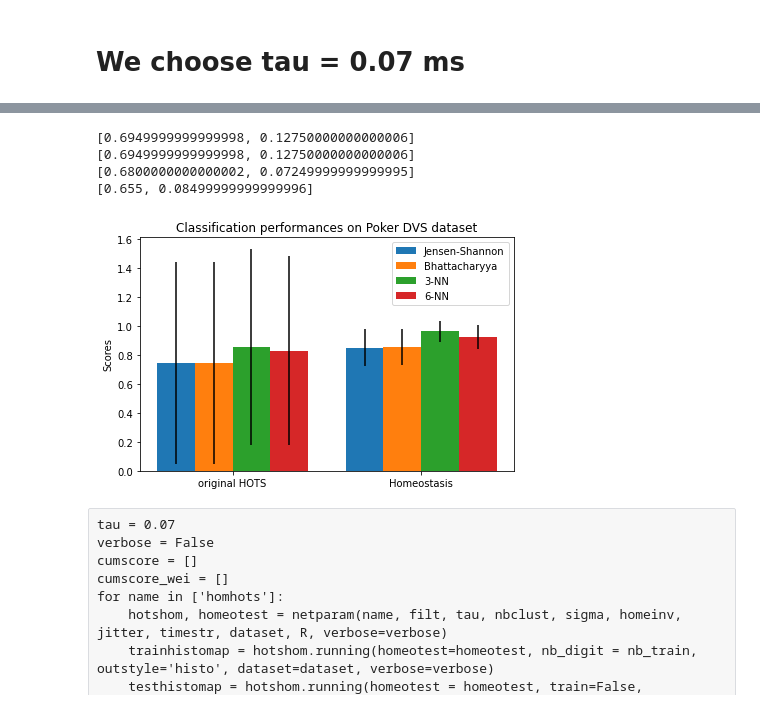
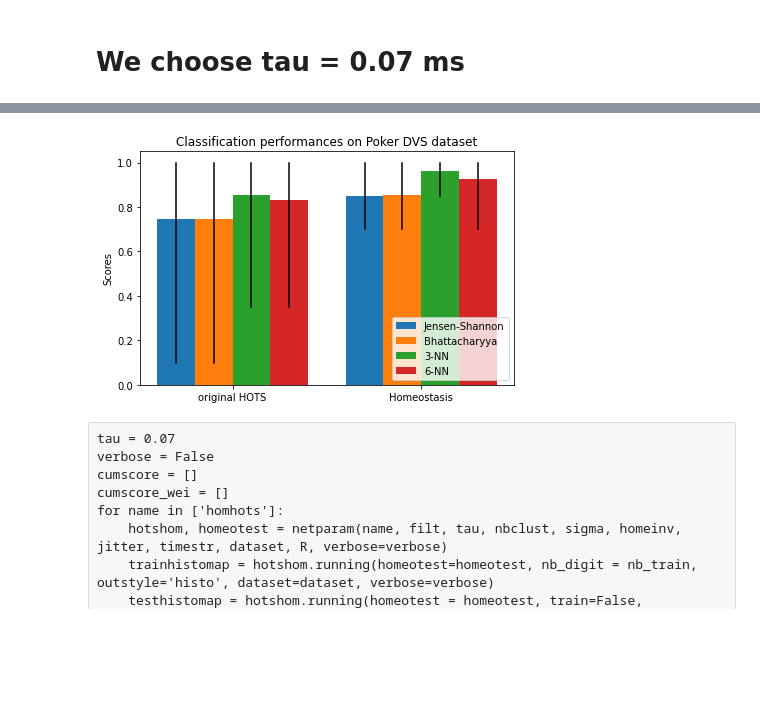
Before and after one commit to SpikeAI/HOTS, a Jupyter notebook: notebooks/HOTS_EXP_06_PokerDVS.ipynb, the cells around one changed output, grey strips where cells are left out. Cells and saved outputs as stored; diff of their text form; code cells hidden in the pictures; blank space fills up the shorter version.

```diff
--- a/notebooks/HOTS_EXP_06_PokerDVS.ipynb
+++ b/notebooks/HOTS_EXP_06_PokerDVS.ipynb
@@ -143,6 +143,6 @@ Classification scores with entropy: Kullback-Leibler = 75.0% - Jensen-Shannon =
 ----------------------------------------------------------------------------------------------------
 # %%
-verbose=True
+verbose=False
 JS_score = []
 JS_scorehom = []
 JS_score_histav = []
@@ -204,46 +186,46 @@ Classification scores with entropy: Kullback-Leibler = 95.0% - Jensen-Shannon =
 # %%
 labels = ['original HOTS', 'Homeostasis']
 JS_means = [np.mean(JS_score_histav), np.mean(JS_scorehom_histav)]
 BA_means = [np.mean(BA_score_histav), np.mean(BA_scorehom_histav)]
 kNN3_means = [np.mean(kNN3_score), np.mean(kNN3_scorehom)]
 kNN6_means = [np.mean(kNN6_score), np.mean(kNN6_scorehom)]
-JS_std = [JS_means[0]-np.min(JS_score_histav)/2, -(JS_means[0]-np.max(JS_scorehom_histav))/2]
-print(JS_std)
-BA_std = [BA_means[0]-np.min(BA_score_histav)/2, -(BA_means[0]-np.max(BA_scorehom_histav))/2]
-print(BA_std)
-kNN3_std = [kNN3_means[0]-np.min(kNN3_score)/2, -(kNN3_means[0]-np.max(kNN3_scorehom))/2]
-print(kNN3_std)
-kNN6_std = [kNN6_means[0]-np.min(kNN6_score)/2, -(kNN6_means[0]-np.max(kNN6_scorehom))/2]
-print(kNN6_std)
+
+JS_quant = [[np.min(JS_score_histav),np.max(JS_score_histav)], [np.min(JS_scorehom_histav),np.max(JS_scorehom_histav)]]
+BA_quant = [[np.min(BA_score_histav),np.max(BA_score_histav)], [np.min(BA_scorehom_histav),np.max(BA_scorehom_histav)]]
+kNN3_quant = [[np.min(kNN3_score),np.max(kNN3_score)], [np.min(kNN3_scorehom),np.max(kNN3_scorehom)]]
+kNN6_quant = [[np.min(kNN6_score),np.max(kNN6_score)], [np.min(kNN6_scorehom),np.max(kNN6_scorehom)]]
 
 x = np.arange(len(labels))  # the label locations
 width = 0.2  # the width of the bars
 
 fig, ax = plt.subplots()
-rects1 = ax.bar(x - 3/2*width, JS_means, width, yerr = JS_std, label='Jensen-Shannon')
-rects2 = ax.bar(x - width/2, BA_means, width, yerr = BA_std, label='Bhattacharyya')
-rects3 = ax.bar(x + width/2, kNN3_means, width, yerr = kNN3_std, label='3-NN')
-rects4 = ax.bar(x + 3/2*width, kNN6_means, width, yerr = kNN6_std, label='6-NN')
+rects1 = ax.bar(x - 3/2*width, JS_means, width, label='Jensen-Shannon')
+rects2 = ax.bar(x - width/2, BA_means, width, label='Bhattacharyya')
+rects3 = ax.bar(x + width/2, kNN3_means, width, label='3-NN')
+rects4 = ax.bar(x + 3/2*width, kNN6_means, width, label='6-NN')
+
+for i in range(len(x)):
+    ax.plot([x[i] - 3/2*width,x[i] - 3/2*width], JS_quant[i], '-k')
+    ax.plot([x[i] - 1/2*width,x[i] - 1/2*width], BA_quant[i], '-k')
+    ax.plot([x[i] + 1/2*width,x[i] + 1/2*width], kNN3_quant[i], '-k')
+    ax.plot([x[i] + 3/2*width,x[i] + 3/2*width], kNN6_quant[i], '-k')
+
 
 # Add some text for labels, title and custom x-axis tick labels, etc.
 ax.set_ylabel('Scores')
 ax.set_title('Classification performances on Poker DVS dataset')
 ax.set_xticks(x)
 ax.set_xticklabels(labels)
 ax.legend()
 
 #ax.bar_label(rects1, padding=3)
 #ax.bar_label(rects2, padding=3)
 
 fig.tight_layout()
 
 plt.show()
 # %% [output]
-[0.6949999999999998, 0.12750000000000006]
-[0.6949999999999998, 0.12750000000000006]
-[0.6800000000000002, 0.07249999999999995]
-[0.655, 0.08499999999999996]
-[figure, old version]
+[figure, new version]
 # %% [raw]
 tau = 0.07
 verbose = False
```
Also changed, not shown: parts of 4 cells of this notebook, 4 other files.
